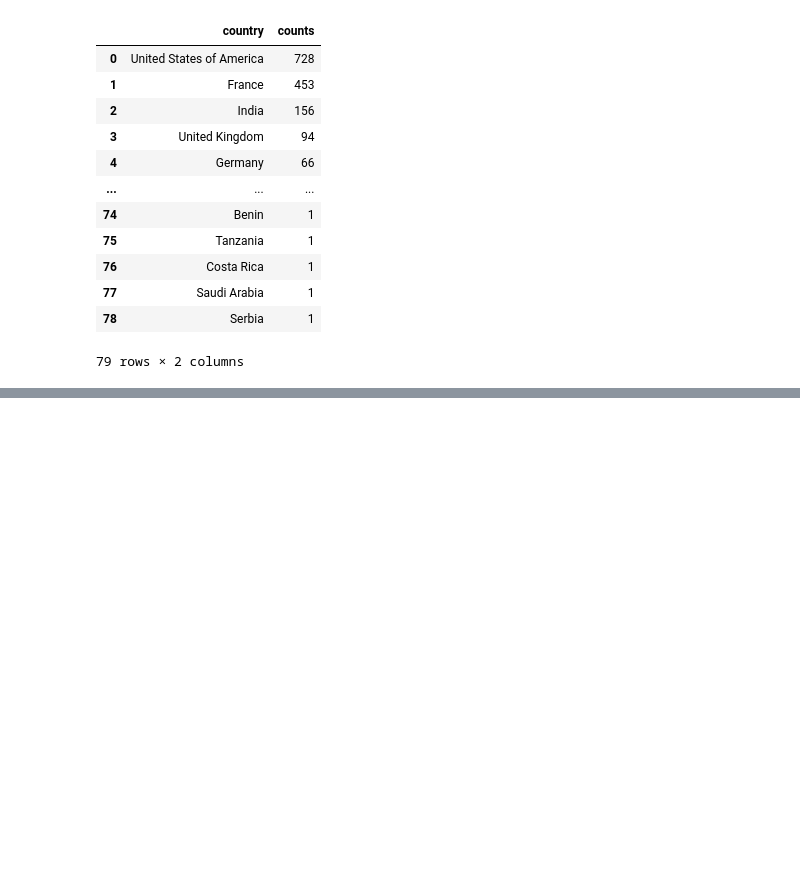
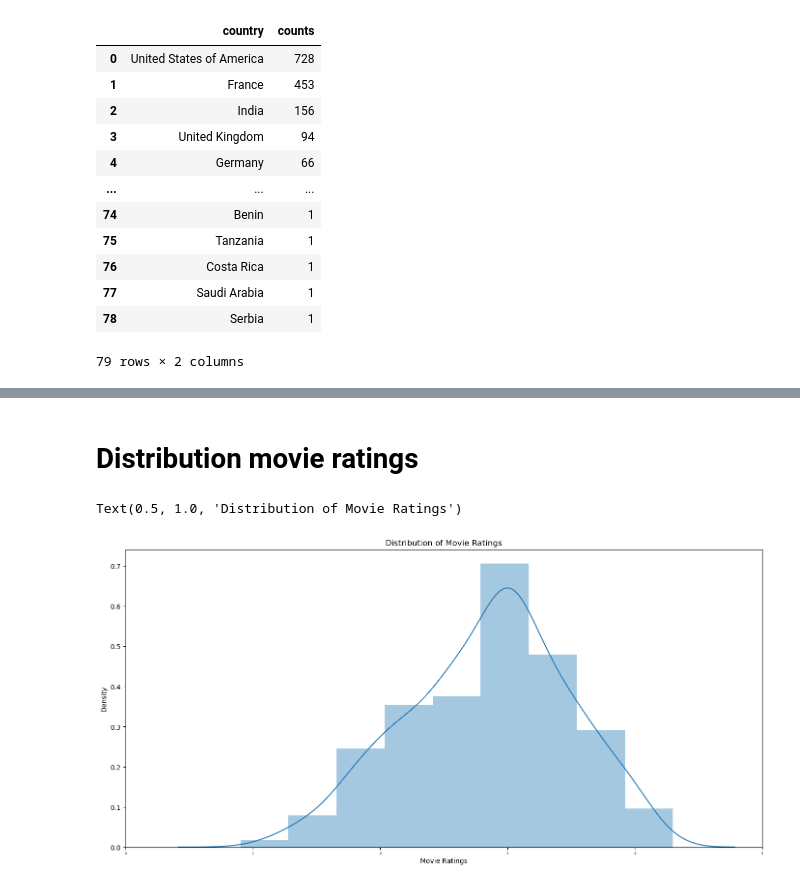
Before and after one commit to alienor15/Films_DM_2023, a Jupyter notebook: Data vizualization.ipynb, the cells around one changed output, grey strips where cells are left out. Drawn from its saved outputs; the diff is of its cells as text; code cells hidden in the pictures; blank space fills up the shorter version.

```diff
--- a/Data vizualization.ipynb
+++ b/Data vizualization.ipynb
@@ -270,0 +411,11 @@ geomap.plot(column="counts", cmap="Blues", legend=True)
+# %% [markdown]
+# Distribution movie ratings
+# %%
+plt.figure(figsize=(17,8))
+ax = sn.distplot(df['note_spectators'], bins=9, kde_kws={"bw": 0.25},
+                  axlabel='Movie Ratings')
+ax.set(xlim=(0, 5))
+ax.set_title("Distribution of Movie Ratings")
+# %% [output]
+Text(0.5, 1.0, 'Distribution of Movie Ratings')
+[figure, added]
```
Also changed, not shown: parts of 23 cells of this notebook.
